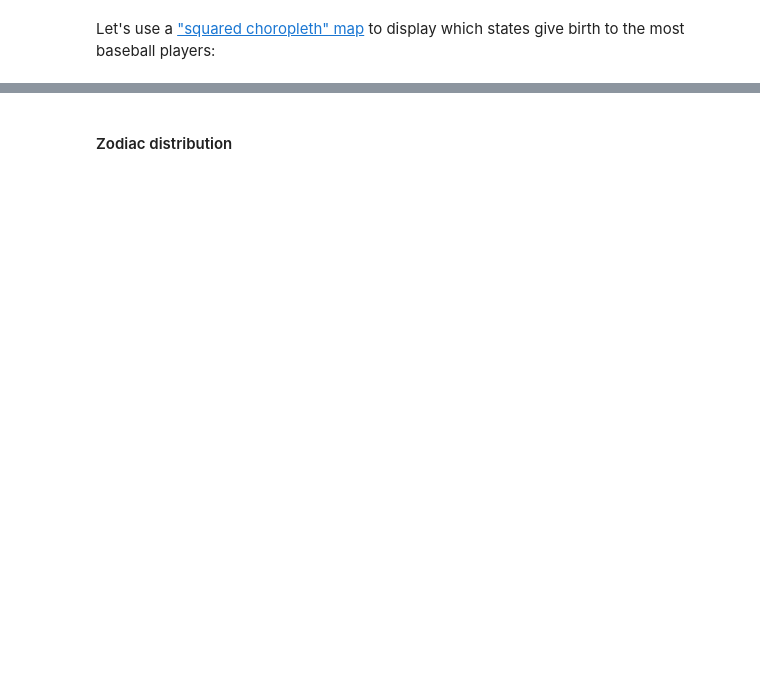
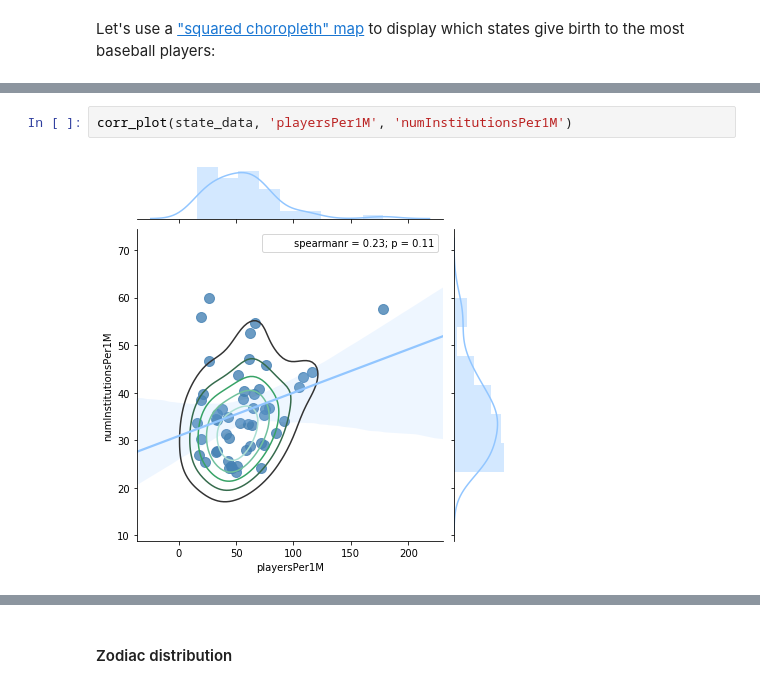
Before and after one commit to rshest/data-analyst-projects, a Jupyter notebook: p2.investigate-a-dataset/p2.investigate-a-dataset.ipynb, the cells around one changed output, grey strips where cells are left out. Drawn from its saved outputs; the diff is of its cells as text; blank space fills up the shorter version.

```diff
--- a/p2.investigate-a-dataset/p2.investigate-a-dataset.ipynb
+++ b/p2.investigate-a-dataset/p2.investigate-a-dataset.ipynb
@@ -317,0 +332,4 @@ http://www.univsearch.com/state.php
+# %%
+corr_plot(state_data, 'playersPer1M', 'numInstitutionsPer1M')
+# %% [output]
+[figure, added]
```
Also changed, not shown: parts of 49 cells of this notebook, 2 other files.
